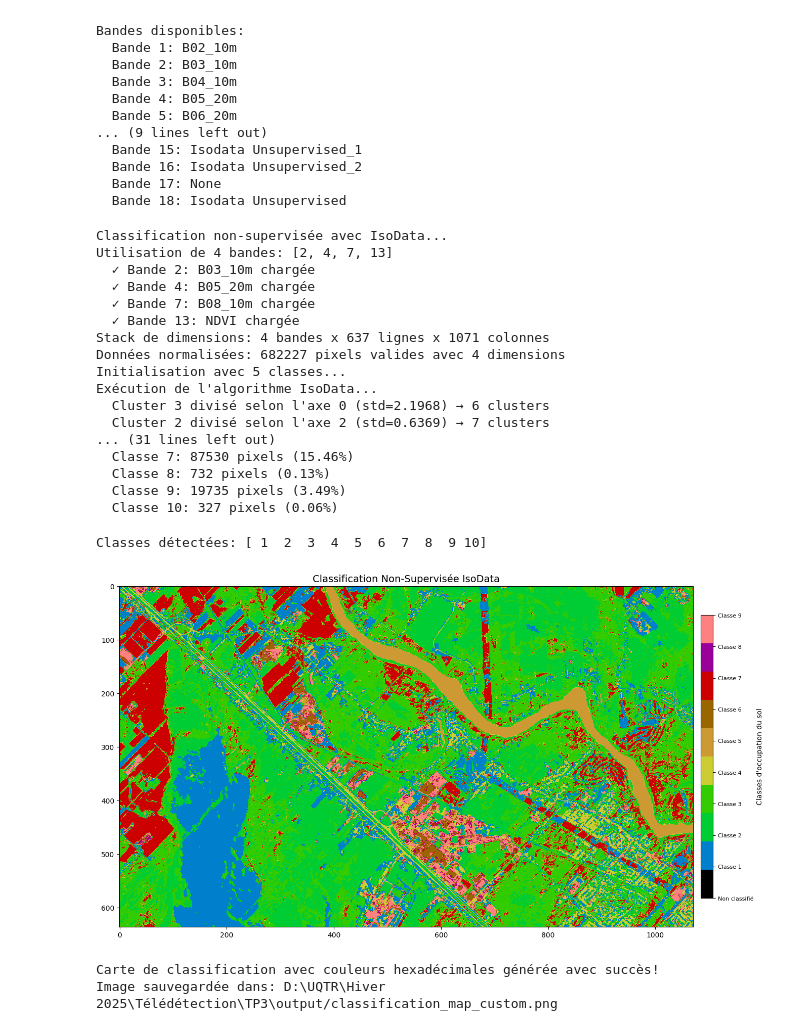
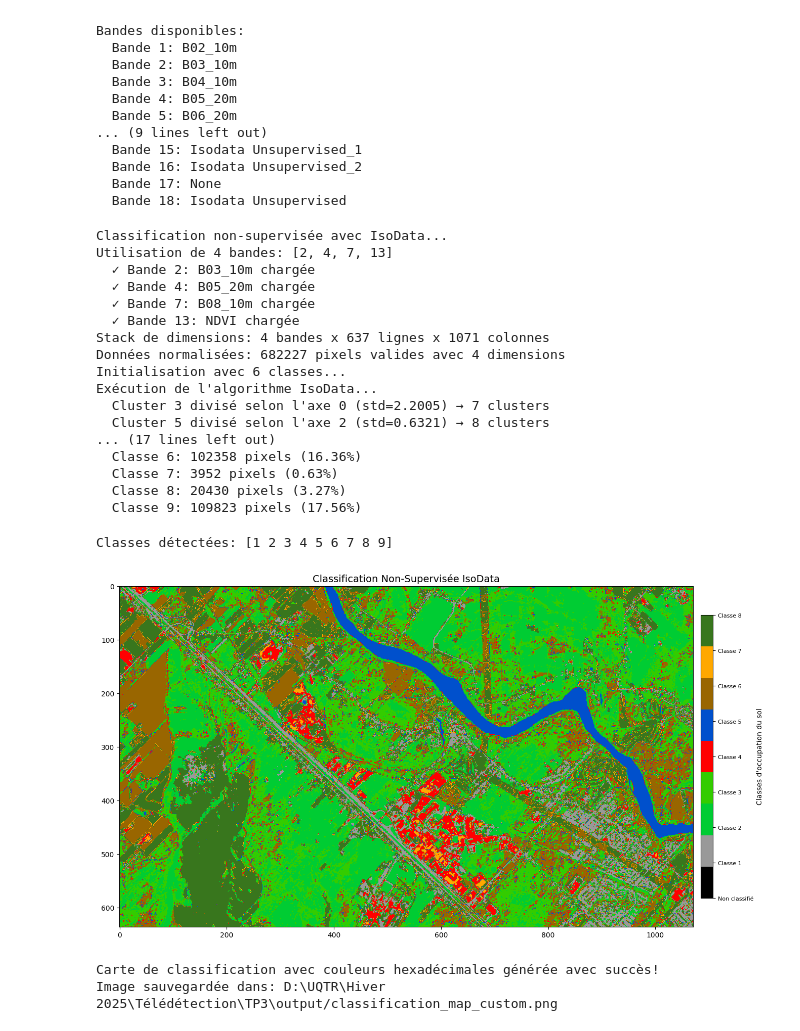
Before and after one commit to tofunori/Classification_Tp3, a Jupyter notebook: NDVI_Classification.ipynb, the cells around one changed output. Saved outputs shown, nothing was run; the diff lists cells and outputs as text; code cells hidden in the pictures.

```diff
--- a/NDVI_Classification.ipynb
+++ b/NDVI_Classification.ipynb
@@ -94,18 +94,18 @@ def save_raster(data, profile, output_path, dtype=None):
 SELECTED_BANDS = [2,4,7,13]
 
 # 2. PARAMÈTRES PRINCIPAUX DE L'ALGORITHME ISODATA
-N_CLUSTERS_MIN = 5    # Nombre minimum de clusters
-N_CLUSTERS_MAX = 10    # Nombre maximum de clusters
-MAX_ITERATIONS = 80   # Nombre maximum d'itérations
+N_CLUSTERS_MIN = 6    # Nombre minimum de clusters
+N_CLUSTERS_MAX = 9    # Nombre maximum de clusters
+MAX_ITERATIONS = 100   # Nombre maximum d'itérations
 
 # 3. PARAMÈTRES AVANCÉS DE DIVISION/FUSION
 MIN_SAMPLES = 40       # Nombre minimum d'échantillons par cluster
-MAX_STD_DEV = 0.3      # Écart-type maximum dans un cluster avant division
-MIN_DIST = 0.6         # Distance minimale entre clusters pour fusion
-MAX_MERGE_PAIRS = 3   # Nombre maximum de paires de clusters à fusionner par itération
+MAX_STD_DEV = 0.45      # Écart-type maximum dans un cluster avant division
+MIN_DIST = 0.6        # Distance minimale entre clusters pour fusion
+MAX_MERGE_PAIRS = 2   # Nombre maximum de paires de clusters à fusionner par itération
 
 # 4. PARAMÈTRES DE CONVERGENCE
-CONVERGENCE_THRESHOLD = 0.02  # Seuil de convergence (% de pixels changeant de cluster)
+CONVERGENCE_THRESHOLD = 0.03  # Seuil de convergence (% de pixels changeant de cluster)
 # %%
 
 ###########################################
@@ -313,15 +313,15 @@ Utilisation de 4 bandes: [2, 4, 7, 13]
   ✓ Bande 13: NDVI chargée
 Stack de dimensions: 4 bandes x 637 lignes x 1071 colonnes
 Données normalisées: 682227 pixels valides avec 4 dimensions
-Initialisation avec 5 classes...
+Initialisation avec 6 classes...
 Exécution de l'algorithme IsoData...
-  Cluster 3 divisé selon l'axe 0 (std=2.1968) → 6 clusters
-  Cluster 2 divisé selon l'axe 2 (std=0.6369) → 7 clusters
-... (31 lines left out)
-  Classe 7: 87530 pixels (15.46%)
-  Classe 8: 732 pixels (0.13%)
-  Classe 9: 19735 pixels (3.49%)
-  Classe 10: 327 pixels (0.06%)
+  Cluster 3 divisé selon l'axe 0 (std=2.2005) → 7 clusters
+  Cluster 5 divisé selon l'axe 2 (std=0.6321) → 8 clusters
+... (17 lines left out)
+  Classe 6: 102358 pixels (16.36%)
+  Classe 7: 3952 pixels (0.63%)
+  Classe 8: 20430 pixels (3.27%)
+  Classe 9: 109823 pixels (17.56%)
 # %%
 # Cellule 8: Visualisation des résultats avec couleurs hexadécimales personnalisées
 plt.figure(figsize=(12, 8)) # Increased width to have space for colorbar
@@ -334,15 +334,15 @@ print(f"Classes détectées: {unique_classes}")
 # Définir des couleurs personnalisées pour chaque classe en format hexadécimal
 hex_colors = [
     '#000000',  # Classe 0: Noir (non classifié/fond)
-    '#0080CC',  # Classe 1: Bleu (ex: eau)
+    '#999999',  # Classe 1: Bleu (ex: eau)
     '#00CC33',  # Classe 2: Vert (ex: forêt)
     '#33CC00',  # Classe 3: Vert clair (ex: prairies)
-    '#CCCC33',  # Classe 4: Jaune-vert (ex: cultures)
-    '#CC9933',  # Classe 5: Marron clair (ex: sol nu)
+    '#FF0000',  # Classe 4: Jaune-vert (ex: cultures)
+    '#0050CC',  # Classe 5: Marron clair (ex: sol nu)
     '#996600',  # Classe 6: Marron (ex: sol nu sec)
-    '#CC0000',  # Classe 7: Rouge (ex: urbain)
-    '#990099',  # Classe 8: Violet (ex: infrastructure)
-    '#FF8080',  # Classe 9: Rose (ex: urbain faible densité)
+    '#ffa800',  # Classe 7: Rouge (ex: urbain)
+    '#38761d',  # Classe 8: Violet (ex: infrastructure)
+    '#FF0000',  # Classe 9: Rose (ex: urbain faible densité)
     '#808080',  # Classe 10: Gris (ex: nuage/ombre)
     '#FFFF00',  # Classe 11: Jaune
     '#00BCBC',  # Classe 12: Turquoise
@@ -372,35 +372,35 @@ rgb_colors = [to_rgb(hex_color) for hex_color in hex_colors[:num_classes]]
 # Créer une colormap personnalisée
 custom_cmap = ListedColormap(rgb_colors)
 
 # Créer des étiquettes pour les classes (à personnaliser selon vos besoins)
 class_labels = ['Non classifié']
 for i in range(1, num_classes):
     class_labels.append(f'Classe {i}')
 
 # Afficher la classification
 plt.title("Classification Non-Supervisée IsoData", fontsize=14)
 im = plt.imshow(classification, cmap=custom_cmap, vmin=0, vmax=num_classes-1)
 
 # Create a colorbar with labels, positioned outside the plot
 cax = plt.axes([1, 0.15, 0.02, 0.7])  # [left, bottom, width, height]
 cbar = plt.colorbar(im, cax=cax, ticks=range(num_classes))
 cbar.set_label('Classes d\'occupation du sol', fontsize=10)
 cbar.ax.set_yticklabels(class_labels, fontsize=8)
 
 # Ajouter plus d'informations à la carte
 plt.axis('on')
 plt.grid(False)
 
 # Sauvegarder la figure
 plt.tight_layout()
 plt.savefig(os.path.join(output_dir, "classification_map_custom.png"), dpi=300)
 plt.show()
 
 print("\nCarte de classification avec couleurs hexadécimales générée avec succès!")
 print(f"Image sauvegardée dans: {output_dir}/classification_map_custom.png")
 # %% [output]
-Classes détectées: [ 1  2  3  4  5  6  7  8  9 10]
+Classes détectées: [1 2 3 4 5 6 7 8 9]
-[figure, old version]
+[figure, new version]
 Carte de classification avec couleurs hexadécimales générée avec succès!
 Image sauvegardée dans: D:\UQTR\Hiver 2025\Télédétection\TP3\output/classification_map_custom.png
 # %%
```
Also changed, not shown: parts of 1 cell of this notebook.
